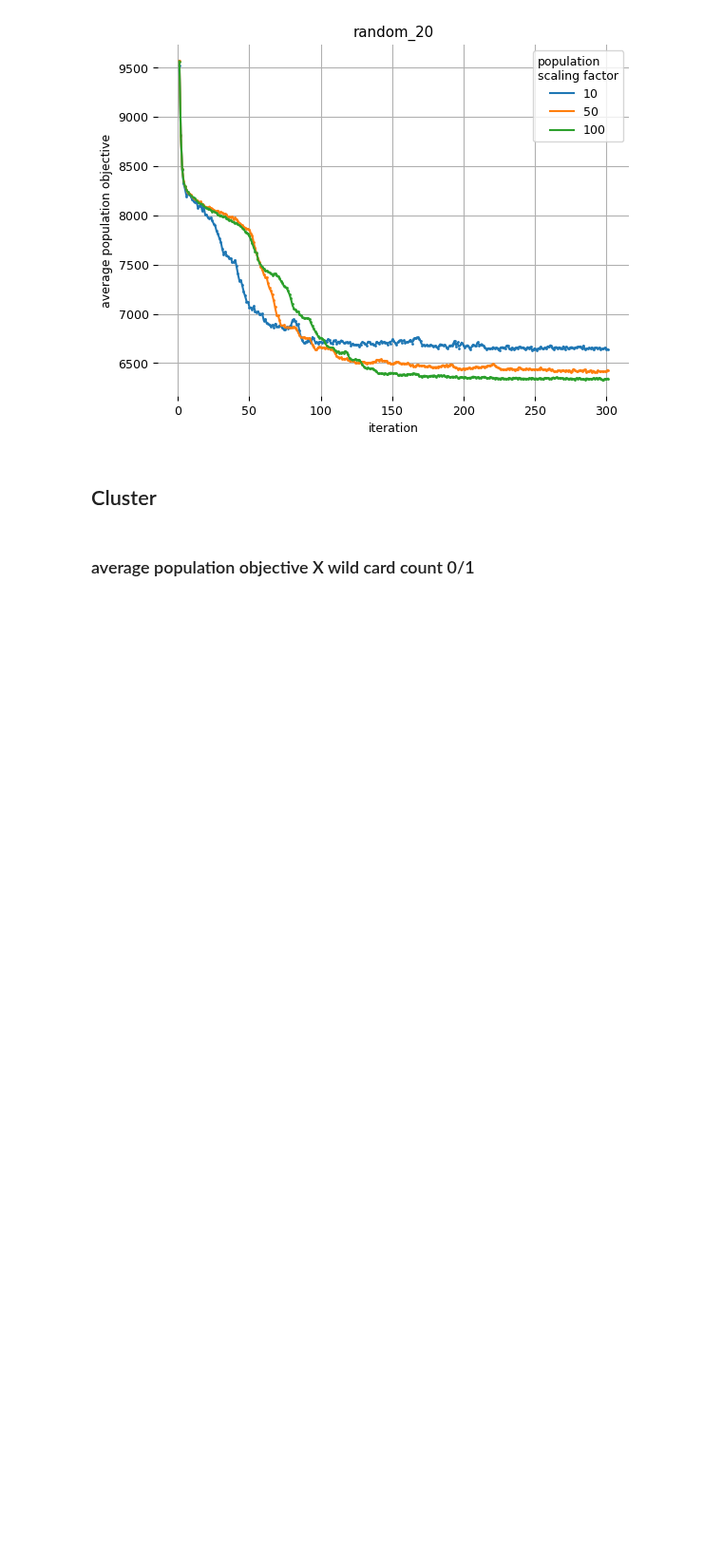
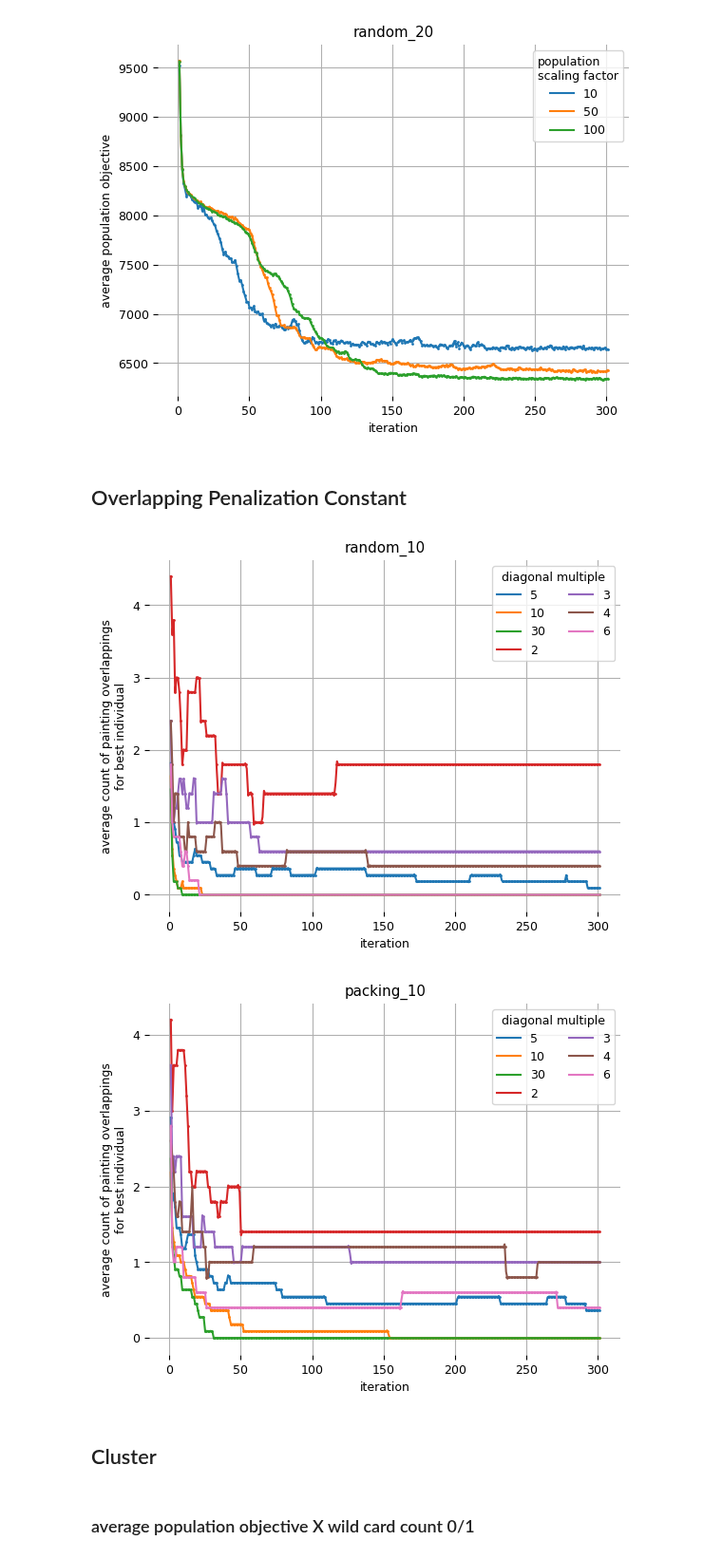
Before and after one commit to TaIos/master-thesis, a Jupyter notebook: src/notebooks/graphs.ipynb, the cells around one changed output. Shown at 95% size. Saved outputs shown, nothing was run; the diff lists cells and outputs as text; code cells hidden in the pictures; blank space fills up the shorter version.

```diff
--- a/src/notebooks/graphs.ipynb
+++ b/src/notebooks/graphs.ipynb
@@ -307,6 +324,9 @@ def compResToDf(compResLst: List[ComputationResult]) -> pd.DataFrame:
            'gaParameters.maxNumberOfIter',
            'gaParameters.populationSize',
            'gaParameters.maximumWildCardCount',
+           'instanceParameters.layout.width',
+           'instanceParameters.layout.height',
+           'objectiveParameters.overlappingPenalizationConstant',
            'size',
               ]
     data = []
@@ -314,8 +334,9 @@ def compResToDf(compResLst: List[ComputationResult]) -> pd.DataFrame:
         record = []
         record.extend([getAttrNested(compRes, name) for name in colsLong])
         record.append(np.array([x.objectiveAvg for x in compRes.gaResult.hallOfFame]))
+        record.append(np.array([x.bestIndividual.paintingPlacement for x in compRes.gaResult.hallOfFame]))
         data.append(record)
-    return pd.DataFrame(data, columns=map(lambda x: x.split('.')[-1], colsLong+['avgObjTS']))
+    return pd.DataFrame(data, columns=map(lambda x: x.split('.')[-1], colsLong+['avgObjTS', 'paintingPlacement']))
 
 def findFileInDirectory(directory, filename):
     for root, dirs, files in os.walk(directory):
@@ -459,6 +479,40 @@ for name in ['random_10', 'random_20']:
 # %% [output]
 [figure]
 [figure]
+# %% [markdown]
+## Overlapping Penalization Constant
+# %%
+def getOverlapCount(recLst: List[Rectangle]) -> int:
+    cnt = 0
+    for i in range(len(recLst)):
+        for j in range(i+1, len(recLst)):
+            if recLst[i].checkOverlap(recLst[j]):
+                cnt += 1
+    return cnt
+
+
+rOverlap = loadComputationResultBatch('./out/overlapping_penalization_constant', addName=True, addInstanceSize=True)
+dfOverlap = compResToDf(rOverlap)
+dfOverlap['N'] = (dfOverlap.populationSize / dfOverlap['size']).astype('int32')
+dfOverlap['overlapCnt'] = dfOverlap.paintingPlacement.apply(lambda xx: np.array([getOverlapCount(x) for x in xx]))
+dfOverlap['overlappingMult'] =  (dfOverlap.overlappingPenalizationConstant / np.sqrt(dfOverlap.width**2+dfOverlap.height**2)).astype('int32')
+# %%
+turnSpinesOff()
+plt.rcParams.update({'font.size': 9})
+# dfOverlap = dfOverlap[dfOverlap.overlappingMult > 1]
+dfOverlapTS = dfOverlap.groupby(['name', 'overlappingMult'])['overlapCnt'].mean()
+
+for name in dfOverlap.name.unique():
+    for constant in dfOverlap[dfOverlap.name == name].overlappingMult.unique():
+        label = f'{constant}'
+        ts = dfOverlapTS[name, constant]
+        plotter(x=range(1, len(ts)+1), y=ts, label=label, title=name, legendTitle='diagonal multiple', scatterDotSize=1, ncol=2,
+               fontsize=9, xlabel='iteration', ylabel='average count of painting overlappings\nfor best individual')
+    plt.savefig(f'figures/overlapping_penalization_constant_{name}.pdf')
+    plt.show()
+# %% [output]
+[figure, added]
+[figure, added]
 # %% [markdown]
 ## Cluster
 # %%
```
Also changed, not shown: parts of 5 cells of this notebook, 11 other files.
